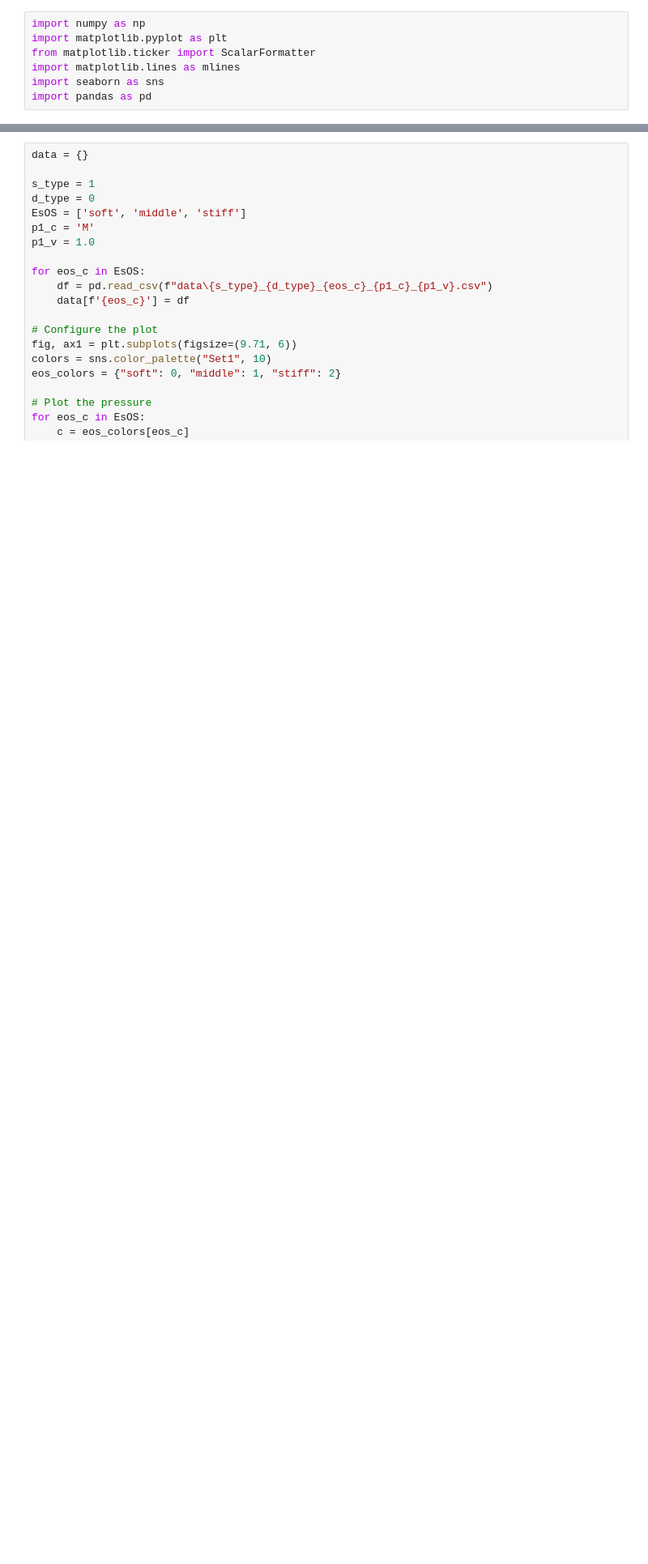
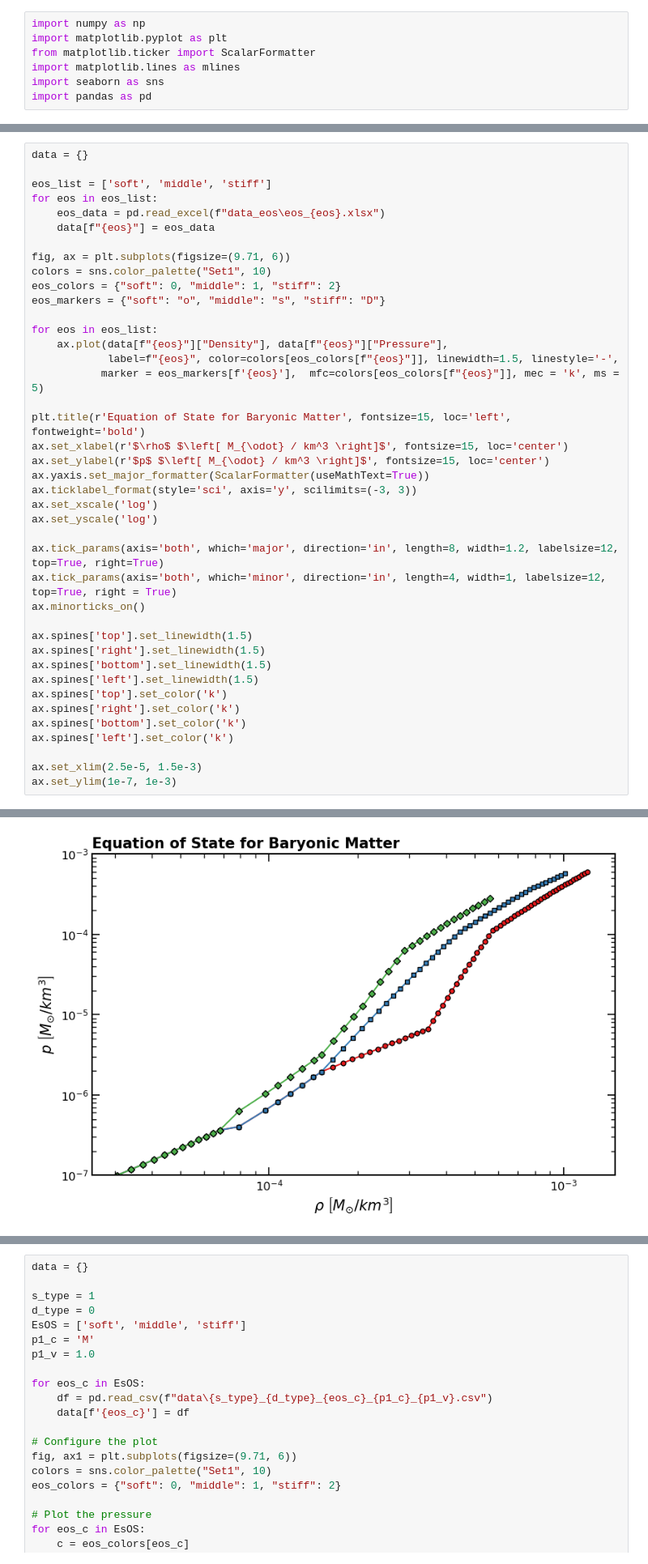
Before and after one commit to Diego-gt-phys/TFG, a Jupyter notebook: DANTE_Figures.ipynb, the cells around one changed output, grey strips where cells are left out. Shown: that part at 81% size. Drawn from its saved outputs; the diff is of its cells as text; blank space fills up the shorter version.

Commit message:
Created the plot with the correct EoS

```diff
--- a/DANTE_Figures.ipynb
+++ b/DANTE_Figures.ipynb
@@ -13,0 +18,42 @@ import pandas as pd
+# %%
+data = {}
+
+eos_list = ['soft', 'middle', 'stiff']
+for eos in eos_list:
+    eos_data = pd.read_excel(f"data_eos\eos_{eos}.xlsx")
+    data[f"{eos}"] = eos_data
+
+fig, ax = plt.subplots(figsize=(9.71, 6))
+colors = sns.color_palette("Set1", 10)
+eos_colors = {"soft": 0, "middle": 1, "stiff": 2}
+eos_markers = {"soft": "o", "middle": "s", "stiff": "D"}
+
+for eos in eos_list:
+    ax.plot(data[f"{eos}"]["Density"], data[f"{eos}"]["Pressure"],
+            label=f"{eos}", color=colors[eos_colors[f"{eos}"]], linewidth=1.5, linestyle='-',
+           marker = eos_markers[f'{eos}'],  mfc=colors[eos_colors[f"{eos}"]], mec = 'k', ms = 5)
+
+plt.title(r'Equation of State for Baryonic Matter', fontsize=15, loc='left', fontweight='bold')
+ax.set_xlabel(r'$\rho$ $\left[ M_{\odot} / km^3 \right]$', fontsize=15, loc='center')
+ax.set_ylabel(r'$p$ $\left[ M_{\odot} / km^3 \right]$', fontsize=15, loc='center')
+ax.yaxis.set_major_formatter(ScalarFormatter(useMathText=True))
+ax.ticklabel_format(style='sci', axis='y', scilimits=(-3, 3))
+ax.set_xscale('log')
+ax.set_yscale('log')
+
+ax.tick_params(axis='both', which='major', direction='in', length=8, width=1.2, labelsize=12, top=True, right=True)
+ax.tick_params(axis='both', which='minor', direction='in', length=4, width=1, labelsize=12, top=True, right = True)
+ax.minorticks_on()
+
+ax.spines['top'].set_linewidth(1.5)
+ax.spines['right'].set_linewidth(1.5)
+ax.spines['bottom'].set_linewidth(1.5)
+ax.spines['left'].set_linewidth(1.5)
+ax.spines['top'].set_color('k')
+ax.spines['right'].set_color('k')
+ax.spines['bottom'].set_color('k')
+ax.spines['left'].set_color('k')
+
+ax.set_xlim(2.5e-5, 1.5e-3)
+ax.set_ylim(1e-7, 1e-3)
+# %% [output]
@@ -13,0 +61 @@ import pandas as pd
+[figure, added]
```
Also changed, not shown: parts of 13 cells of this notebook, 3 other files.
